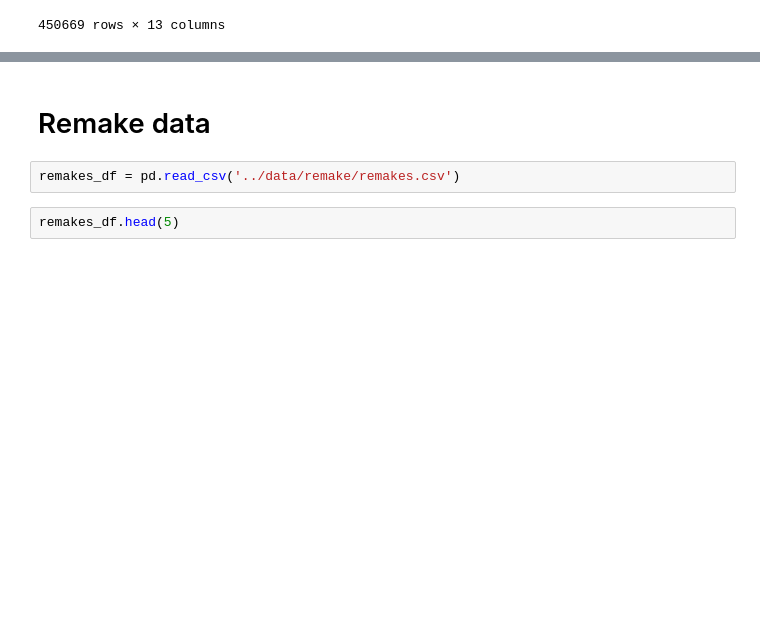
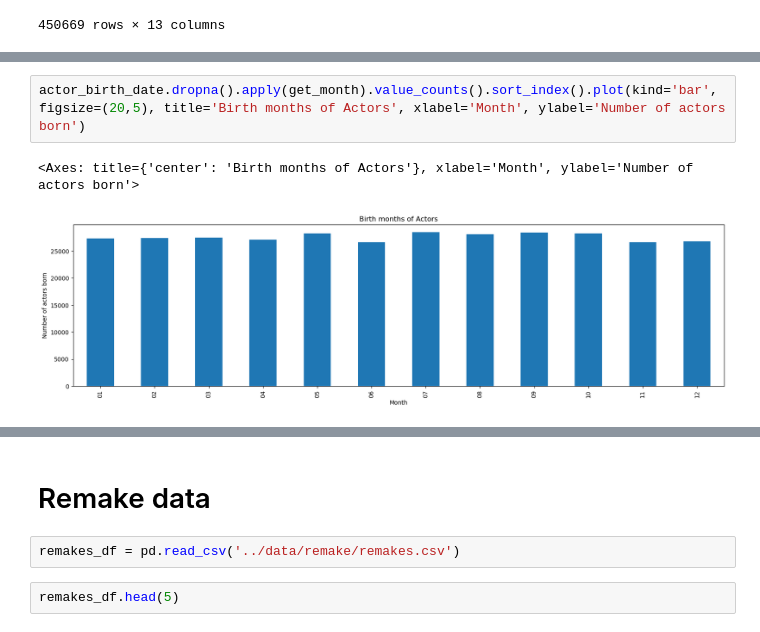
Before and after one commit to epfl-ada/ada-2024-project-madayam, a Jupyter notebook: notebooks/eda.ipynb, the cells around one changed output, grey strips where cells are left out. Drawn from its saved outputs; the diff is of its cells as text; blank space fills up the shorter version.

```diff
--- a/notebooks/eda.ipynb
+++ b/notebooks/eda.ipynb
@@ -384,0 +418,5 @@ The fraction of known DOB of actors (year/month/day): 0.734
+# %%
+actor_birth_date.dropna().apply(get_month).value_counts().sort_index().plot(kind='bar', figsize=(20,5), title='Birth months of Actors', xlabel='Month', ylabel='Number of actors born')
+# %% [output]
+<Axes: title={'center': 'Birth months of Actors'}, xlabel='Month', ylabel='Number of actors born'>
+[figure, added]
```
Also changed, not shown: parts of 20 cells of this notebook.
